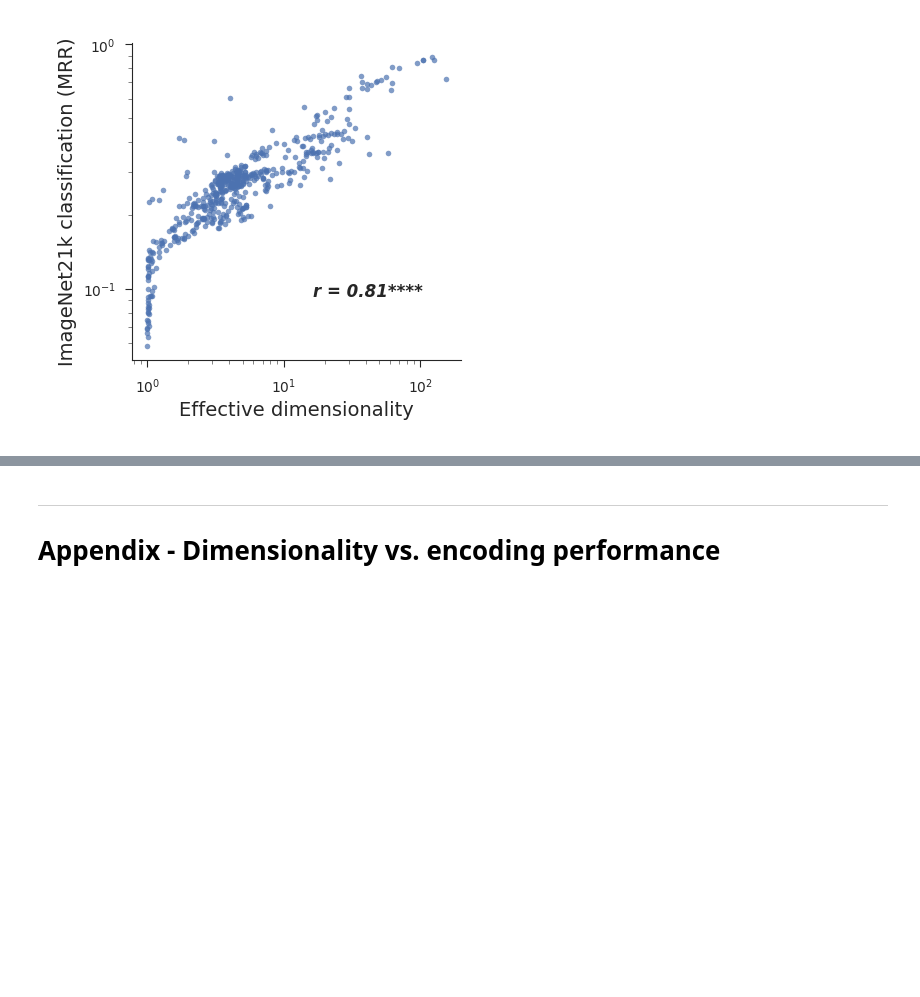
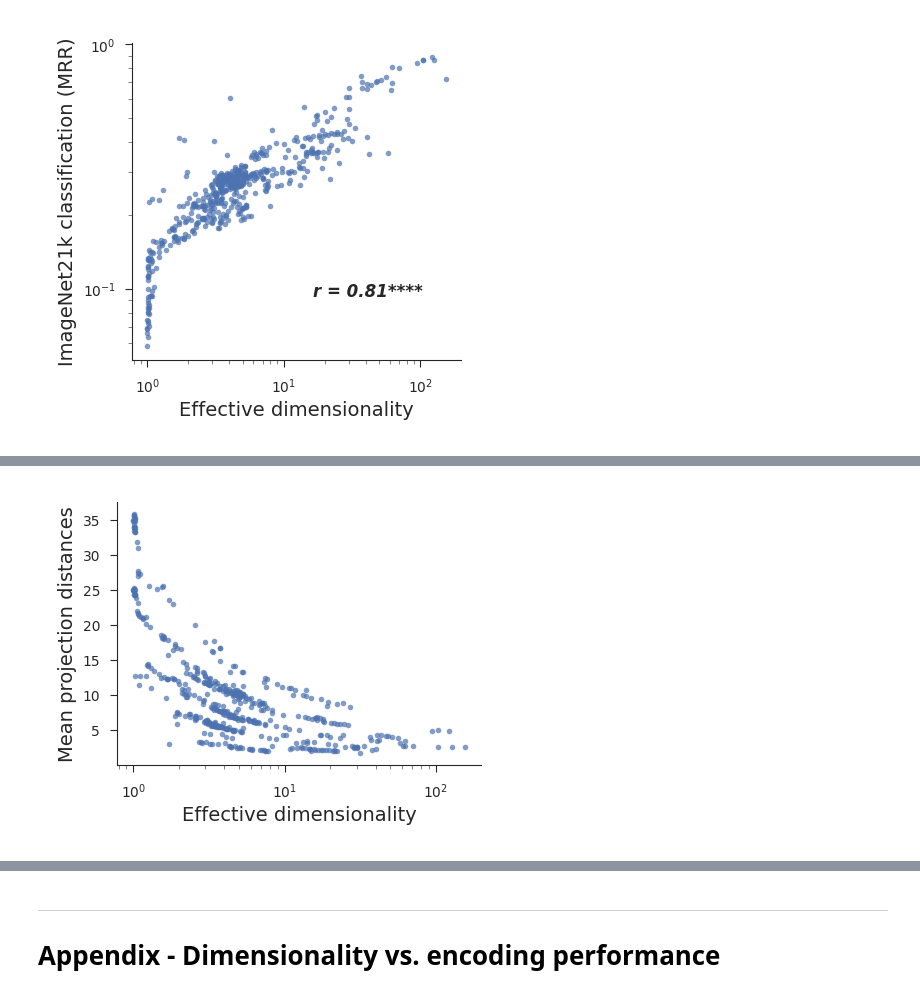
Before and after one commit to EricElmoznino/encoder_dimensionality, a Jupyter notebook: figures/manuscript/results.ipynb, the cells around one changed output, grey strips where cells are left out. Saved outputs shown, nothing was run; the diff lists cells and outputs as text; code cells hidden in the pictures; blank space fills up the shorter version.

```diff
--- a/figures/manuscript/results.ipynb
+++ b/figures/manuscript/results.ipynb
@@ -269,0 +321,29 @@ plt.show()
+# %%
+eigmetrics = pd.read_csv(f'../../results/eigmetrics|dataset:imagenet|pooling:True|grayscale:False.csv')
+projections = xr.open_dataarray(f'../../results/projections|dataset:imagenet21k|pooling:True.nc')
+
+eigmetrics.loc[:, 'layer'] = eigmetrics['layer'].replace(tf_to_pt_layer_map)
+for source, target in tf_to_pt_layer_map.items():
+    projections['layer'] = projections.layer.str.replace(source, target)
+
+eigmetrics = eigmetrics.set_index(['architecture', 'task', 'kind', 'source', 'layer'])
+eigmetrics = xr.DataArray(eigmetrics)
+eigmetrics = eigmetrics.rename(dim_0='identifier', dim_1='eigmetric')
+projections = projections.set_index(identifier=['architecture', 'task', 'kind', 'source', 'layer'])
+
+data = xr.Dataset({'projections': projections,
+                   'eigmetrics': eigmetrics})
+data = data.sortby(data.eigmetrics.sel(eigmetric='effective dimensionality'))
+data['avg_projections'] = data.projections.mean(['source_category', 'target_category'])
+# %%
+fig, ax = plt.subplots(figsize=(2.2, 1.7))
+
+sns.scatterplot(x=data.eigmetrics.sel(eigmetric='effective dimensionality').values,
+                y=data.avg_projections.sel(metric='scaled_projections').values,
+                alpha=0.7, s=4, linewidth=0, ax=ax)
+ax.set(xscale='log', xlabel='Effective dimensionality', ylabel='Mean projection distances')
+
+plt.savefig('saved/results_projections-mean.png', dpi=300)
+plt.show()
+# %% [output]
+[figure, added]
```
Also changed, not shown: parts of 9 cells of this notebook, 13 other files.
